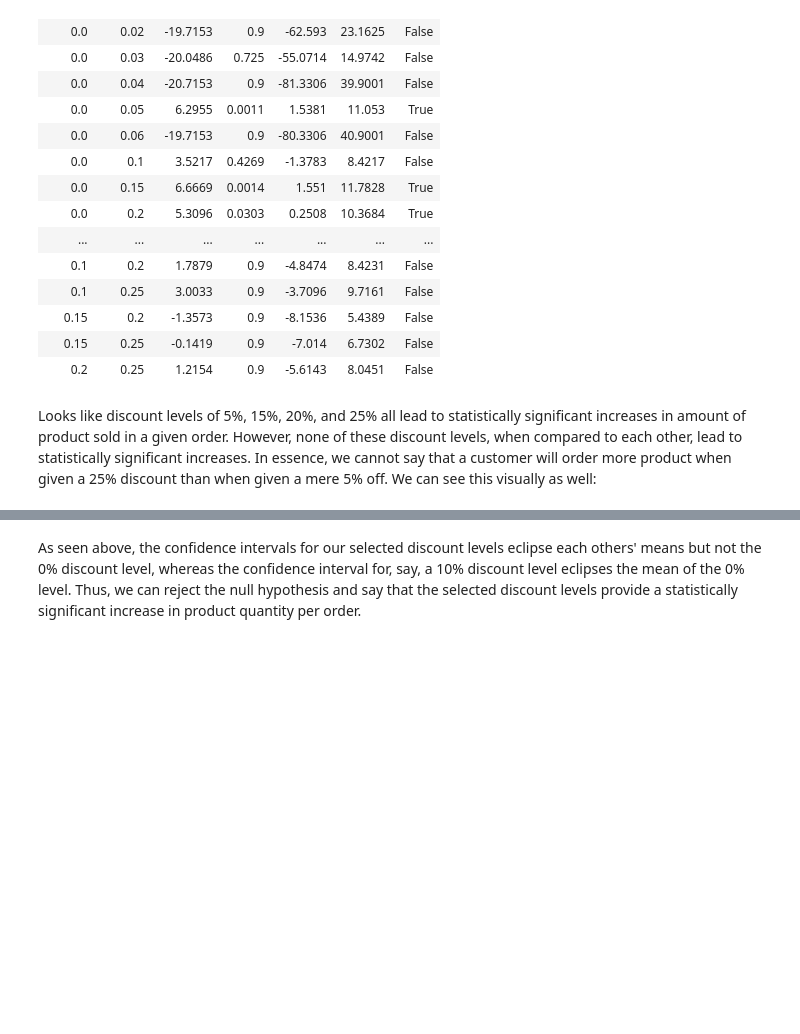
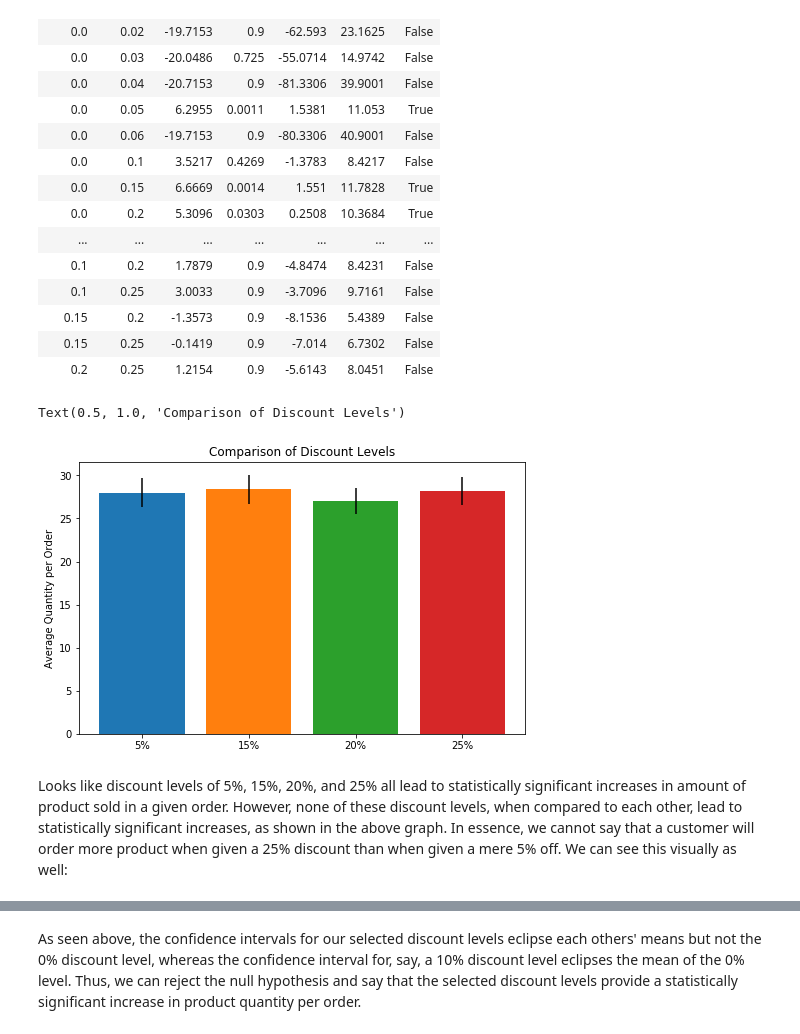
Before and after one commit to devinbelden/dsc-mod-3-project-online-ds-ft-100719, a Jupyter notebook: Student.ipynb, the cells around one changed output, grey strips where cells are left out. Drawn from its saved outputs; the diff is of its cells as text; code cells hidden in the pictures; blank space fills up the shorter version.

```diff
--- a/Student.ipynb
+++ b/Student.ipynb
@@ -128,6 +128,23 @@ Multiple Comparison of Means - Tukey HSD, FWER=0.05
 | 0.15 | 0.2 | -1.3573 | 0.9 | -8.1536 | 5.4389 | False |
 | 0.15 | 0.25 | -0.1419 | 0.9 | -7.014 | 6.7302 | False |
 | 0.2 | 0.25 | 1.2154 | 0.9 | -5.6143 | 8.0451 | False |
+# %%
+grp5 = df.groupby('discount').get_group(0.05)['quantity']
+grp15 = df.groupby('discount').get_group(0.15)['quantity']
+grp20 = df.groupby('discount').get_group(0.2)['quantity']
+grp25 = df.groupby('discount').get_group(0.25)['quantity']
+
+plt.figure(figsize=(8,5))
+plt.bar(x='5%', height=grp5.mean(), yerr=stats.sem(grp5))
+plt.bar(x='15%', height=grp15.mean(), yerr=stats.sem(grp15))
+plt.bar(x='20%', height=grp20.mean(), yerr=stats.sem(grp20))
+plt.bar(x='25%', height=grp25.mean(), yerr=stats.sem(grp25))
+
+plt.ylabel("Average Quantity per Order")
+plt.title("Comparison of Discount Levels")
+# %% [output]
+Text(0.5, 1.0, 'Comparison of Discount Levels')
+[figure, added]
 # %% [markdown]
-Looks like discount levels of 5%, 15%, 20%, and 25% all lead to statistically significant increases in amount of product sold in a given order. However, none of these discount levels, when compared to each other, lead to statistically significant increases. In essence, we cannot say that a customer will order more product when given a 25% discount than when given a mere 5% off. We can see this visually as well:
+Looks like discount levels of 5%, 15%, 20%, and 25% all lead to statistically significant increases in amount of product sold in a given order. However, none of these discount levels, when compared to each other, lead to statistically significant increases, as shown in the above graph. In essence, we cannot say that a customer will order more product when given a 25% discount than when given a mere 5% off. We can see this visually as well:
 # %%
```
Also changed, not shown: parts of 15 cells of this notebook, 19 other files.
